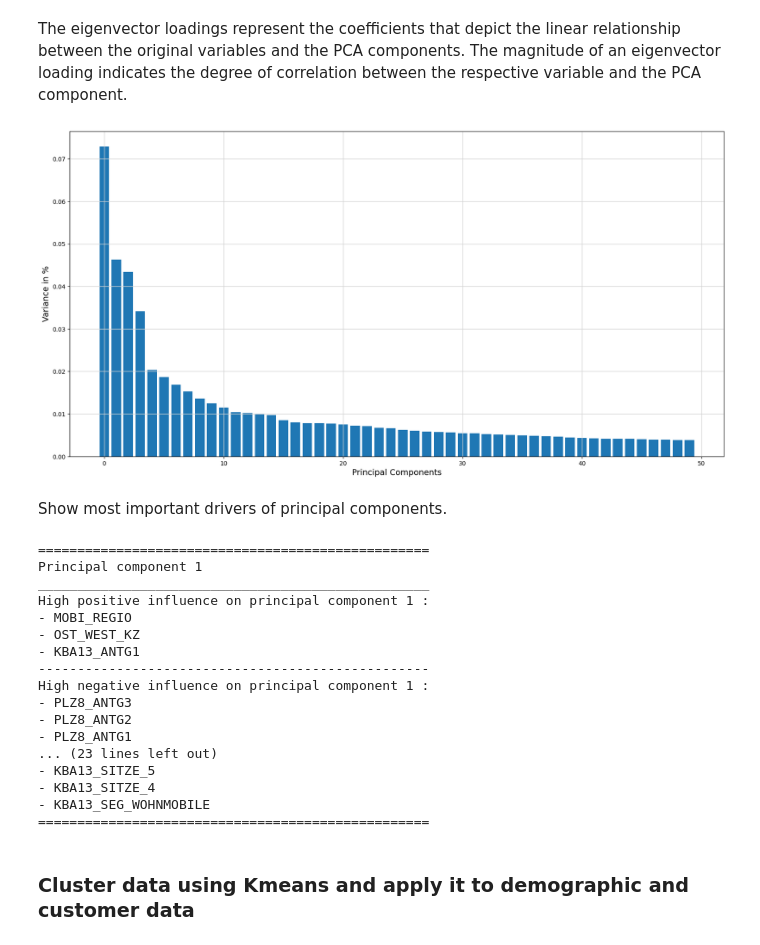
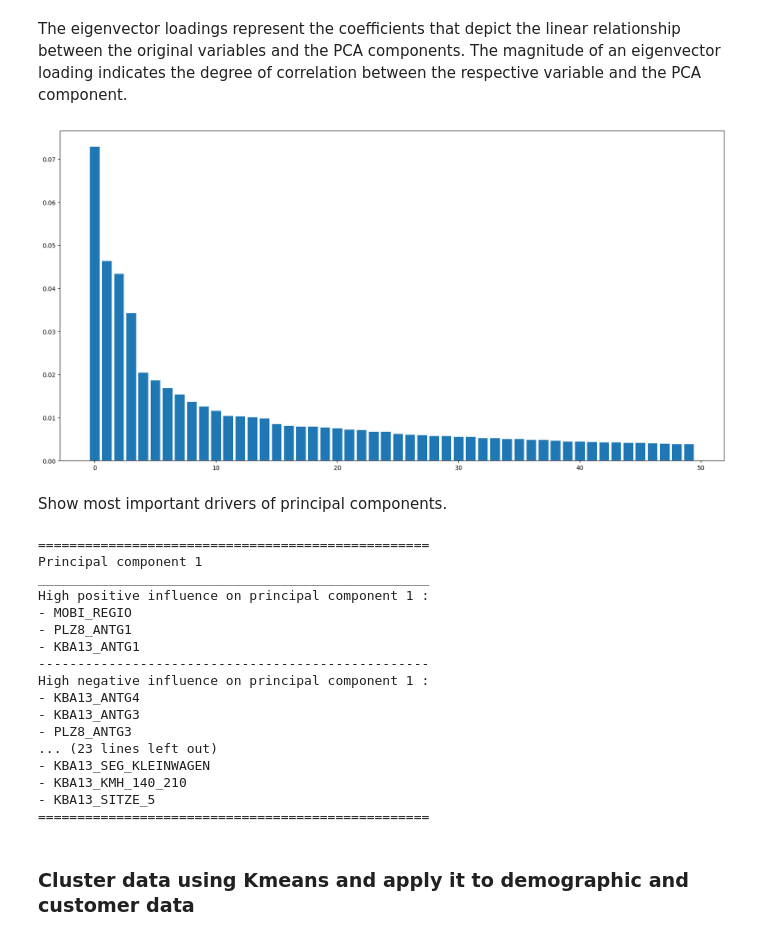
Before and after one commit to ConstantinKurz/CustomerClustering, a Jupyter notebook: ArvatoProject.ipynb, the cells around one changed output. Drawn from its saved outputs; the diff is of its cells as text; code cells hidden in the pictures.

```diff
--- a/ArvatoProject.ipynb
+++ b/ArvatoProject.ipynb
@@ -71,8 +71,6 @@ def description_dataframe():
     desc_df["dtypes"] =  desc_df["column_name"].apply(lambda x: set(df_azdias[x].map(type).tolist()))
     desc_df["n_dtypes"] = desc_df["column_name"].apply(lambda x: len(set(df_azdias[x].map(type).tolist())))
     desc_df["unique_values"] = desc_df["column_name"].apply(lambda x: len(df_azdias[x].value_counts()))
-    desc_df["action"] = "Keep"
-    desc_df["reason"] = "None"
 
     return desc_df
 # %%
@@ -588,12 +586,8 @@ The eigenvector loadings represent the coefficients that depict the linear relat
 # %%
 loadings = range(pca.n_components_)
 
 fig, ax = plt.subplots(figsize=(20, 10))
 fig = plt.bar(loadings[:50], pca.explained_variance_ratio_[:50])
-plt.xlabel('Principal Components', fontsize=14)
-plt.ylabel('Variance in %', fontsize=14)
-ax.grid(color='lightgrey', linestyle='-', linewidth=1)
-ax.set_facecolor("white")
 # %% [output]
-[figure, old version]
+[figure, new version]
 # %%
@@ -611,20 +600,9 @@ for i in range(3):
     print(50*"=")
     print("Principal component " + str(i+1))
 
-    temp = list(principal_components[i])
-    pc_max_indices = []
-    pc_min_indices = []
+    pc_max_indices = np.argsort(principal_components[i])[-3:][::-1]
+    pc_min_indices = np.argsort(principal_components[i])[:3][::-1]
 
-    for j in range(3):
-
-        max_value = max(temp)
-        min_value = min(temp)
-        max_index = temp.index(max_value)
-        min_index = temp.index(min_value)
-        pc_max_indices.append(max_index)
-        pc_min_indices.append(min_index)
-        temp.pop(max_index)
-        temp.pop(min_index)
 
     print(50*"_")
 
@@ -644,17 +622,17 @@ Principal component 1
 __________________________________________________
 High positive influence on principal component 1 :
 - MOBI_REGIO
-- OST_WEST_KZ
+- PLZ8_ANTG1
 - KBA13_ANTG1
 --------------------------------------------------
 High negative influence on principal component 1 :
+- KBA13_ANTG4
+- KBA13_ANTG3
 - PLZ8_ANTG3
-- PLZ8_ANTG2
-- PLZ8_ANTG1
 ... (23 lines left out)
+- KBA13_SEG_KLEINWAGEN
+- KBA13_KMH_140_210
 - KBA13_SITZE_5
-- KBA13_SITZE_4
-- KBA13_SEG_WOHNMOBILE
 ==================================================
 # %% [markdown]
 ### Cluster data using Kmeans and apply it to demographic and customer data
```
Also changed, not shown: parts of 4 cells of this notebook.
